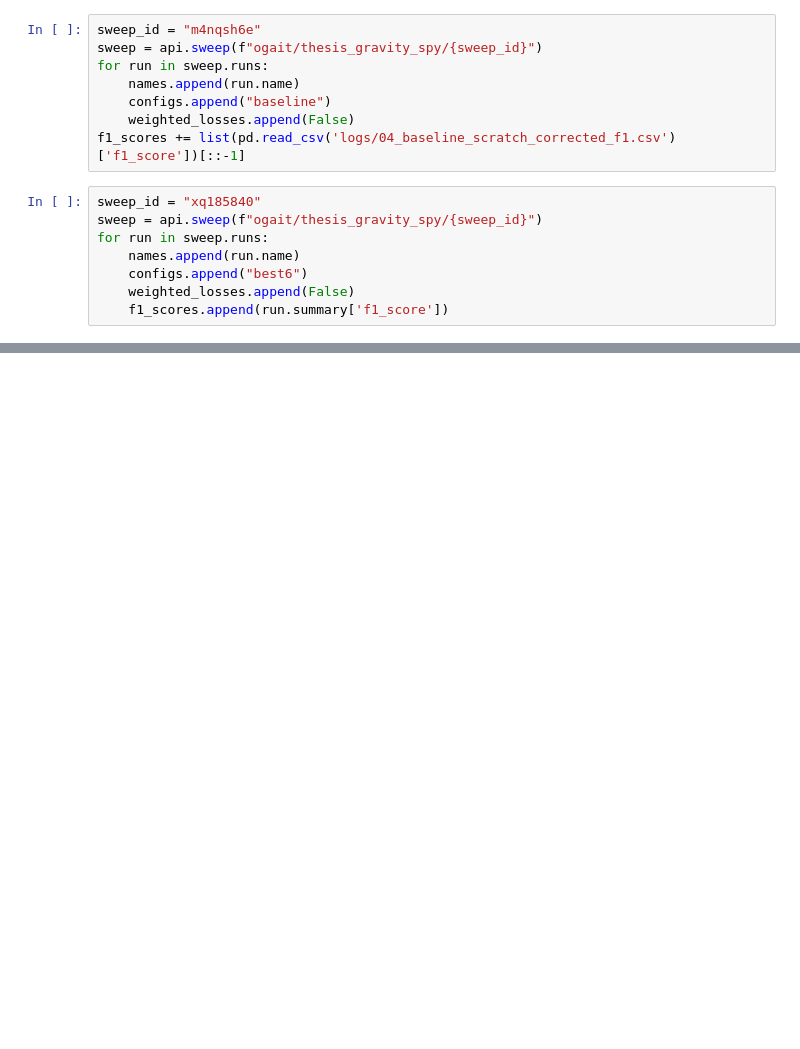
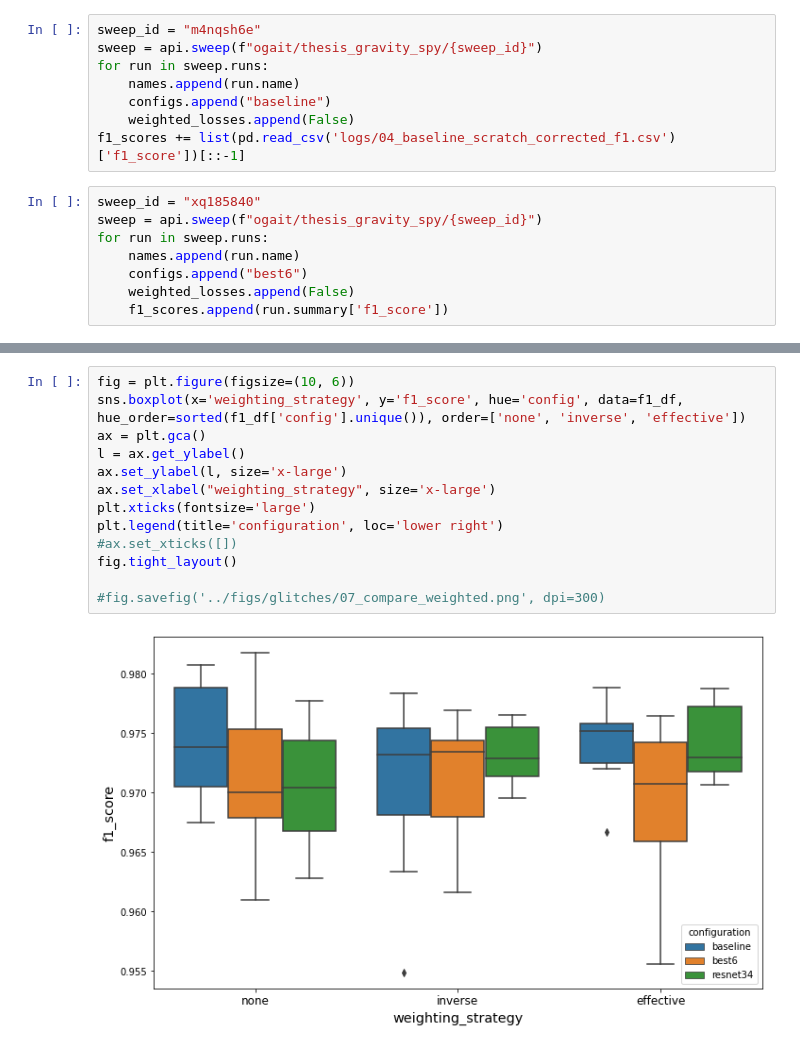
Before and after one commit to tttiago/GravitySpyClassifier, a Jupyter notebook: 07_compare_weighted.ipynb, the cells around one changed output, grey strips where cells are left out. Cells and saved outputs as stored; diff of their text form; blank space fills up the shorter version.

```diff
--- a/07_compare_weighted.ipynb
+++ b/07_compare_weighted.ipynb
@@ -100,0 +128,15 @@ fig.savefig('../figs/glitches/06_optimized_f1scores.png', dpi=300)
+# %%
+fig = plt.figure(figsize=(10, 6))
+sns.boxplot(x='weighting_strategy', y='f1_score', hue='config', data=f1_df, hue_order=sorted(f1_df['config'].unique()), order=['none', 'inverse', 'effective'])
+ax = plt.gca()
+l = ax.get_ylabel()
+ax.set_ylabel(l, size='x-large')
+ax.set_xlabel("weighting_strategy", size='x-large')
+plt.xticks(fontsize='large')
+plt.legend(title='configuration', loc='lower right')
+#ax.set_xticks([])
+fig.tight_layout()
+
+#fig.savefig('../figs/glitches/07_compare_weighted.png', dpi=300)
+# %% [output]
+[figure, added]
```
Also changed, not shown: parts of 11 cells of this notebook, 2 other files.
